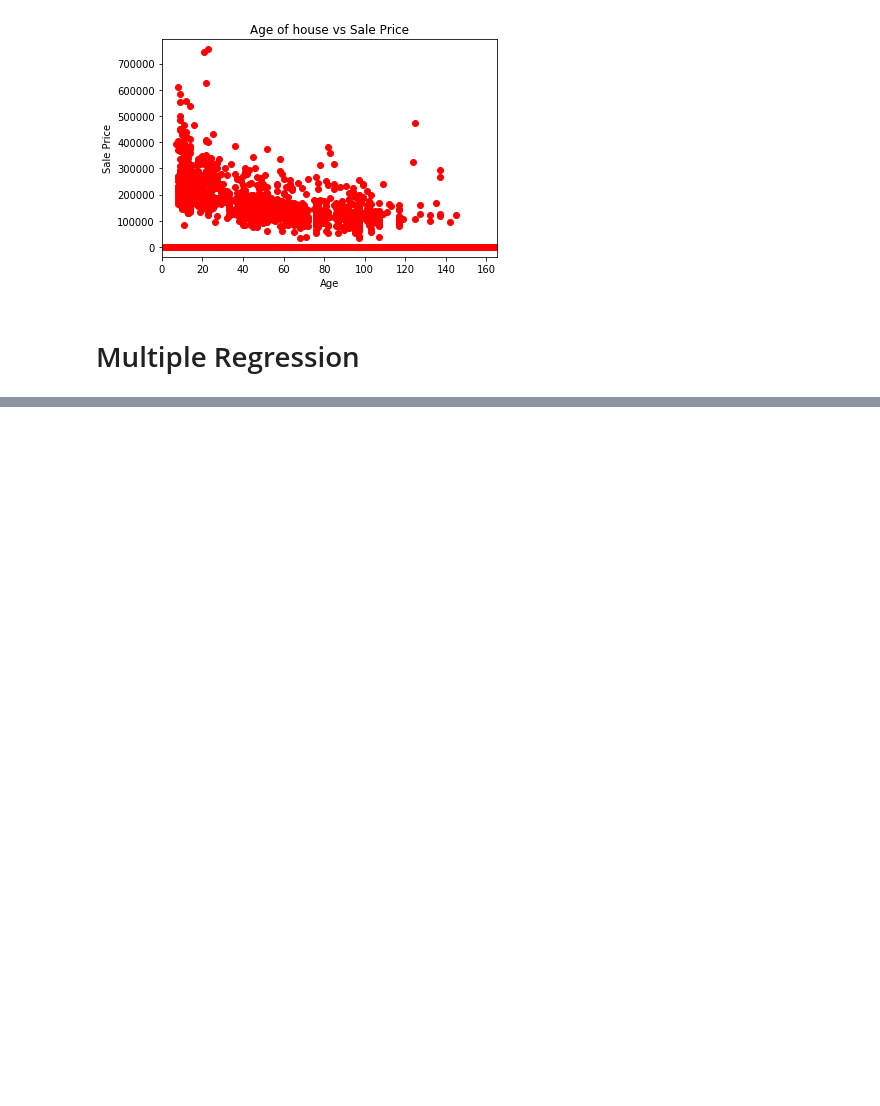
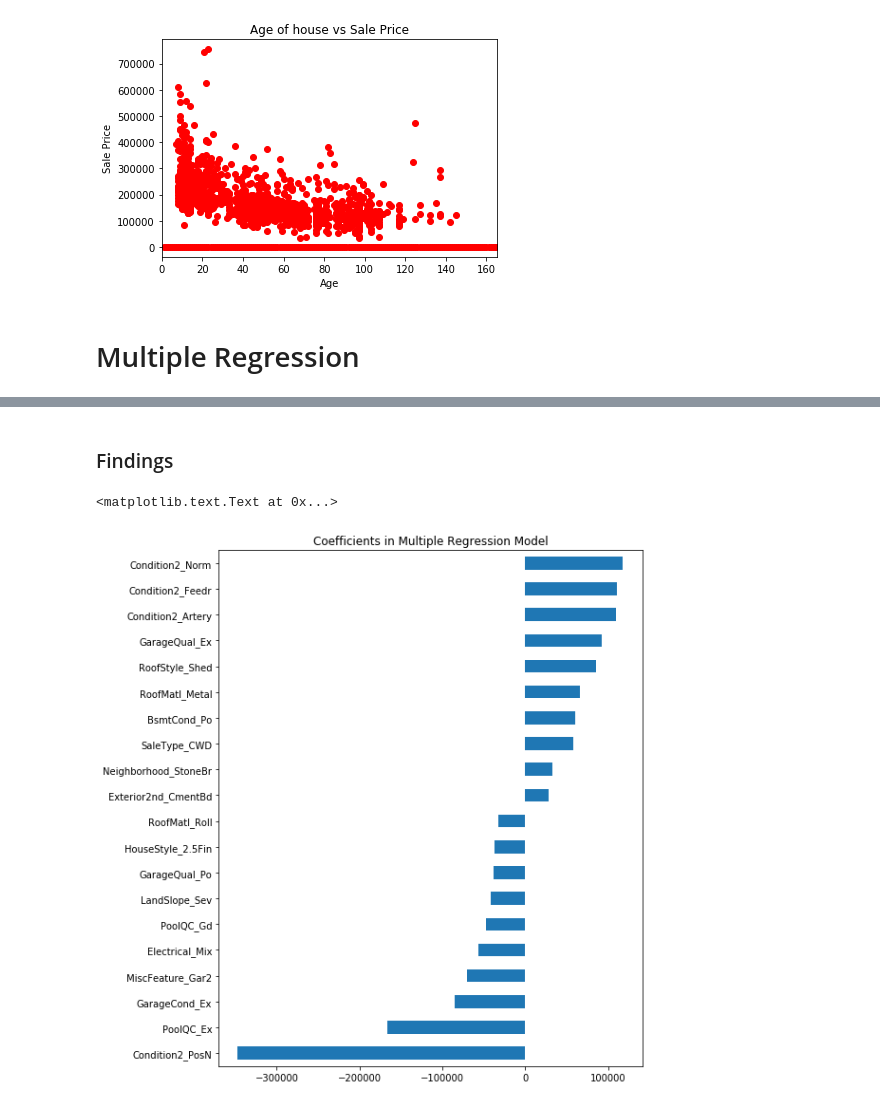
Before and after one commit to kevintaing86/House-Prices, a Jupyter notebook: house-price-notebook.ipynb, the cells around one changed output, grey strips where cells are left out. Saved outputs shown, nothing was run; the diff lists cells and outputs as text; code cells hidden in the pictures; blank space fills up the shorter version.

Commit message:
predicted test set and plotted coefficients

```diff
--- a/house-price-notebook.ipynb
+++ b/house-price-notebook.ipynb
@@ -97,9 +100,5 @@ ind = ind_dframe.values
 dep = dep_dframe.values
 
 # split into test and train sets
-ind_train = ind
-ind_test = ind
-
-dep_train = dep
-dep_test = dep
+ind_train, ind_test, dep_train, dep_test = train_test_split(ind, dep, test_size = 0.3, random_state = 0)
 # %% [markdown]
@@ -107,3 +106,5 @@ dep_test = dep
 # %%
 regressor = LinearRegression()
-regressor.fit(ind, dep)
+regressor.fit(ind_train, dep_train)
+
+sale_predictions = regressor.predict(ind_test)
@@ -111,0 +153,16 @@ LinearRegression(copy_X=True, fit_intercept=True, n_jobs=1, normalize=False)
+# %% [markdown]
+### Findings
+# %%
+# getting all coefficients
+coef = pd.Series(regressor.coef_, index = ind_dframe.columns)
+
+# gettings signifigant coefficients
+sig_coef = pd.concat([coef.sort_values().head(10), coef.sort_values().tail(10)])
+# %%
+# graphing signifigant coefficients
+matplotlib.rcParams['figure.figsize'] = (8.0, 10.0)
+sig_coef.plot(kind = "barh")
+plt.title("Coefficients in Multiple Regression Model")
+# %% [output]
+<matplotlib.text.Text at 0x...>
+[figure, added]
```
Also changed, not shown: parts of 7 cells of this notebook.
